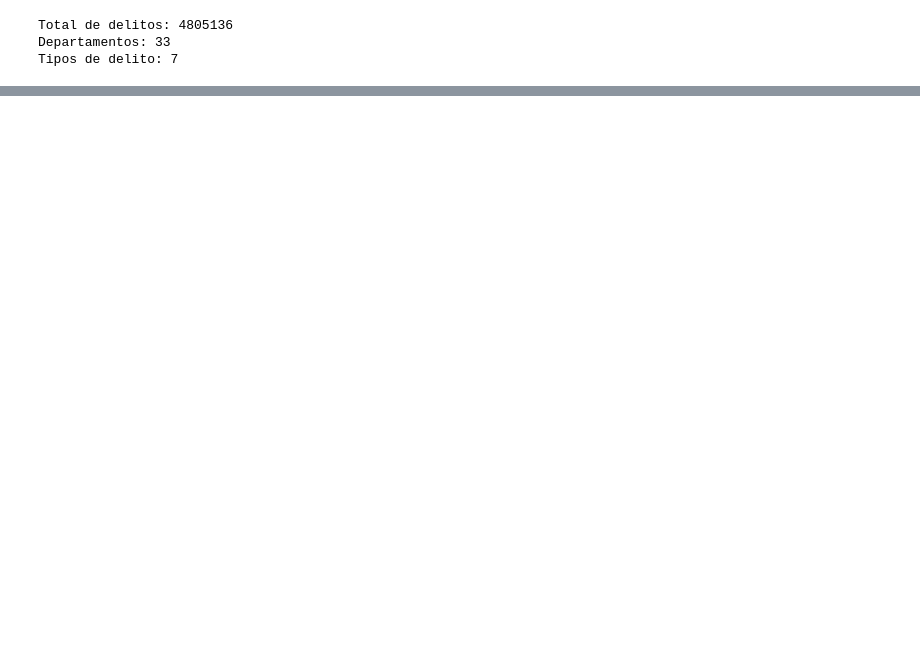
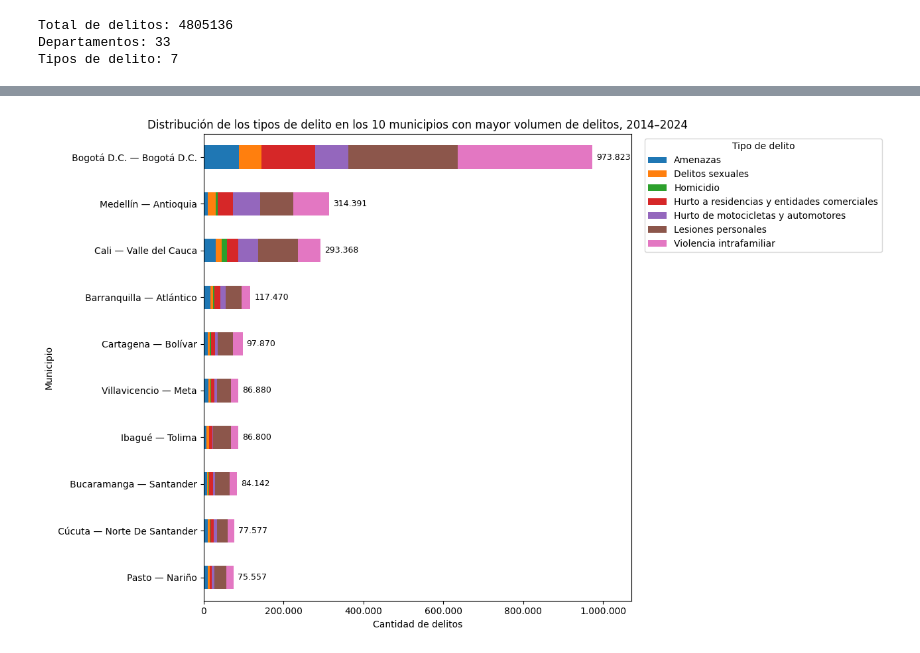
Before and after one commit to SaraBalbin/DW_Analisis_Criminalidad_Colombia, a Jupyter notebook: 04_Analisis_exploratorio.ipynb, the cells around one changed output, grey strips where cells are left out. Saved outputs shown, nothing was run; the diff lists cells and outputs as text; code cells hidden in the pictures; blank space fills up the shorter version.

```diff
--- a/04_Analisis_exploratorio.ipynb
+++ b/04_Analisis_exploratorio.ipynb
@@ -209,0 +462,60 @@ tabla_departamento_delito_ordenada
+# %%
+import matplotlib.pyplot as plt
+from matplotlib.ticker import FuncFormatter
+
+# Crear gráfica
+fig, ax = plt.subplots(figsize=(13, 8))
+
+tabla_plot.plot(
+    kind="barh",
+    stacked=True,
+    ax=ax
+)
+
+etiquetas = [
+    f"{municipio.replace(' (Ct)', '')} — {departamento.replace(' (Ct)', '')}"
+    for municipio, departamento in tabla_plot.index
+]
+
+# Etiquetas de los municipios
+ax.set_yticklabels(etiquetas)
+
+# Formato del eje X con separador de miles
+ax.xaxis.set_major_formatter(
+    FuncFormatter(lambda x, pos: f"{int(x):,}".replace(",", "."))
+)
+
+ax.set_xlabel("Cantidad de delitos")
+ax.set_ylabel("Municipio")
+
+ax.set_title(
+    "Distribución de los tipos de delito en los 10 municipios "
+    "con mayor volumen de delitos, 2014–2024"
+)
+
+# Obtener el máximo para dar espacio a las etiquetas
+max_total = tabla_municipios["Total"].max()
+ax.set_xlim(0, max_total * 1.10)
+
+# Agregar el total al final de cada barra
+for i, total in enumerate(tabla_municipios["Total"]):
+    ax.text(
+        total + max_total * 0.01,
+        i,
+        f"{int(total):,}".replace(",", "."),
+        va="center",
+        ha="left",
+        fontsize=9
+    )
+
+# Leyenda
+ax.legend(
+    title="Tipo de delito",
+    bbox_to_anchor=(1.02, 1),
+    loc="upper left"
+)
+
+plt.tight_layout()
+plt.show()
+# %% [output]
+[figure, added]
```
Also changed, not shown: parts of 7 cells of this notebook, 2 other files.
